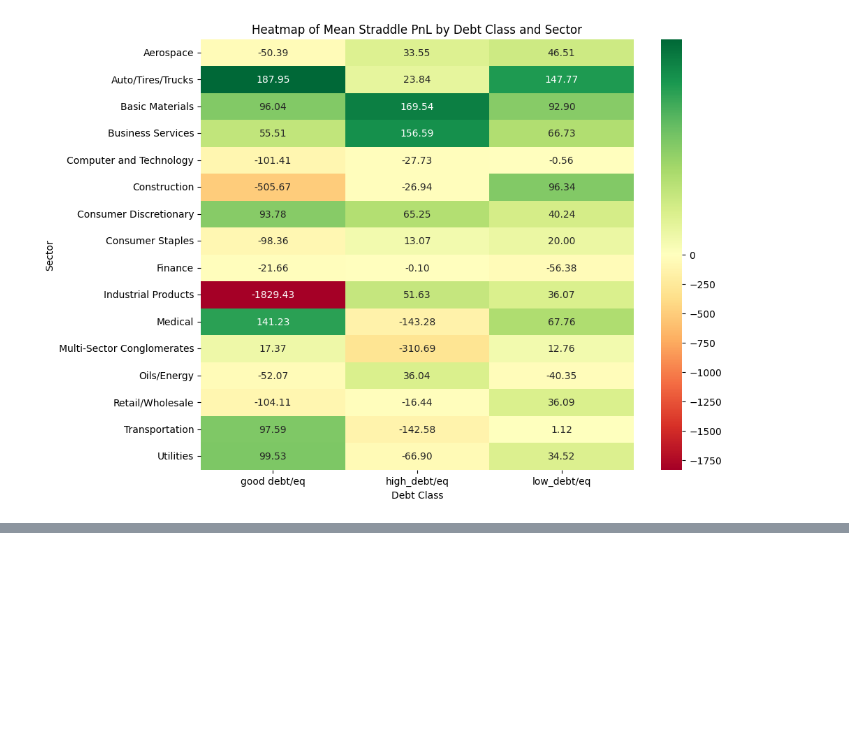
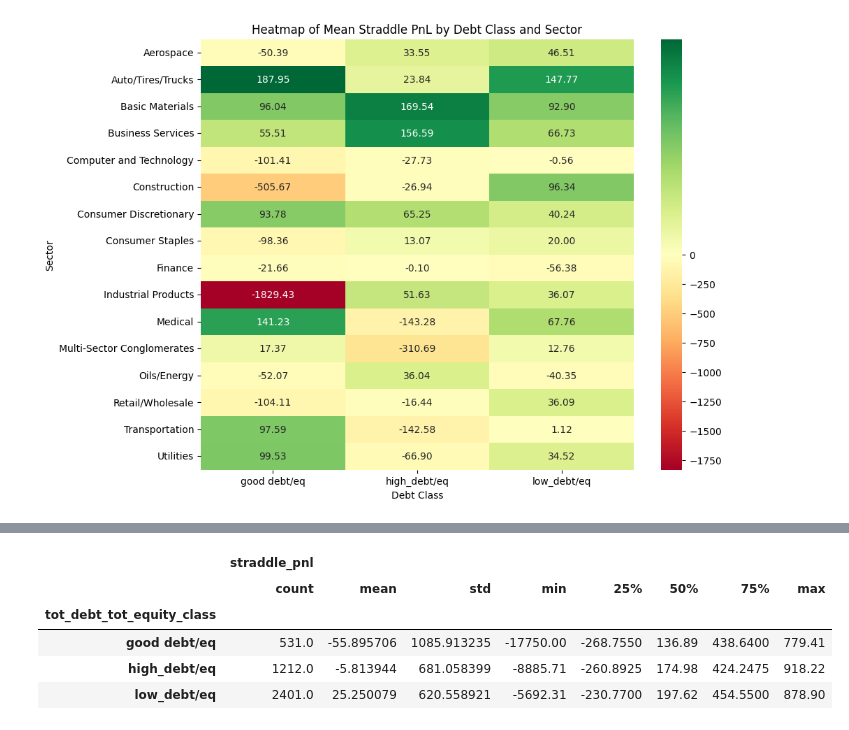
Before and after one commit to shreyjain-uchicago/ProjectLab_Spring-24_HullTactical, a Jupyter notebook: PnL_analysis_DebtEquityratio.ipynb, the cells around one changed output, grey strips where cells are left out. Cells and saved outputs as stored; diff of their text form; code cells hidden in the pictures; blank space fills up the shorter version.

Commit message:
Adding the output excel file
Output generated by the PnL_analysis_DebtEquityratio.ipynb file

```diff
--- a/PnL_analysis_DebtEquityratio.ipynb
+++ b/PnL_analysis_DebtEquityratio.ipynb
@@ -296,0 +297,9 @@ merged_df
+# %%
+new_df.groupby('tot_debt_tot_equity_class').describe()
+# %% [output]
+|  | straddle_pnl |  |  |  |  |  |  |  |
+|  | count | mean | std | min | 25% | 50% | 75% | max |
+| tot_debt_tot_equity_class |  |  |  |  |  |  |  |  |
+| good debt/eq | 531.0 | -55.895706 | 1085.913235 | -17750.00 | -268.7550 | 136.89 | 438.6400 | 779.41 |
+| high_debt/eq | 1212.0 | -5.813944 | 681.058399 | -8885.71 | -260.8925 | 174.98 | 424.2475 | 918.22 |
+| low_debt/eq | 2401.0 | 25.250079 | 620.558921 | -5692.31 | -230.7700 | 197.62 | 454.5500 | 878.90 |
```
Also changed, not shown: parts of 3 cells of this notebook, 1 other file.
